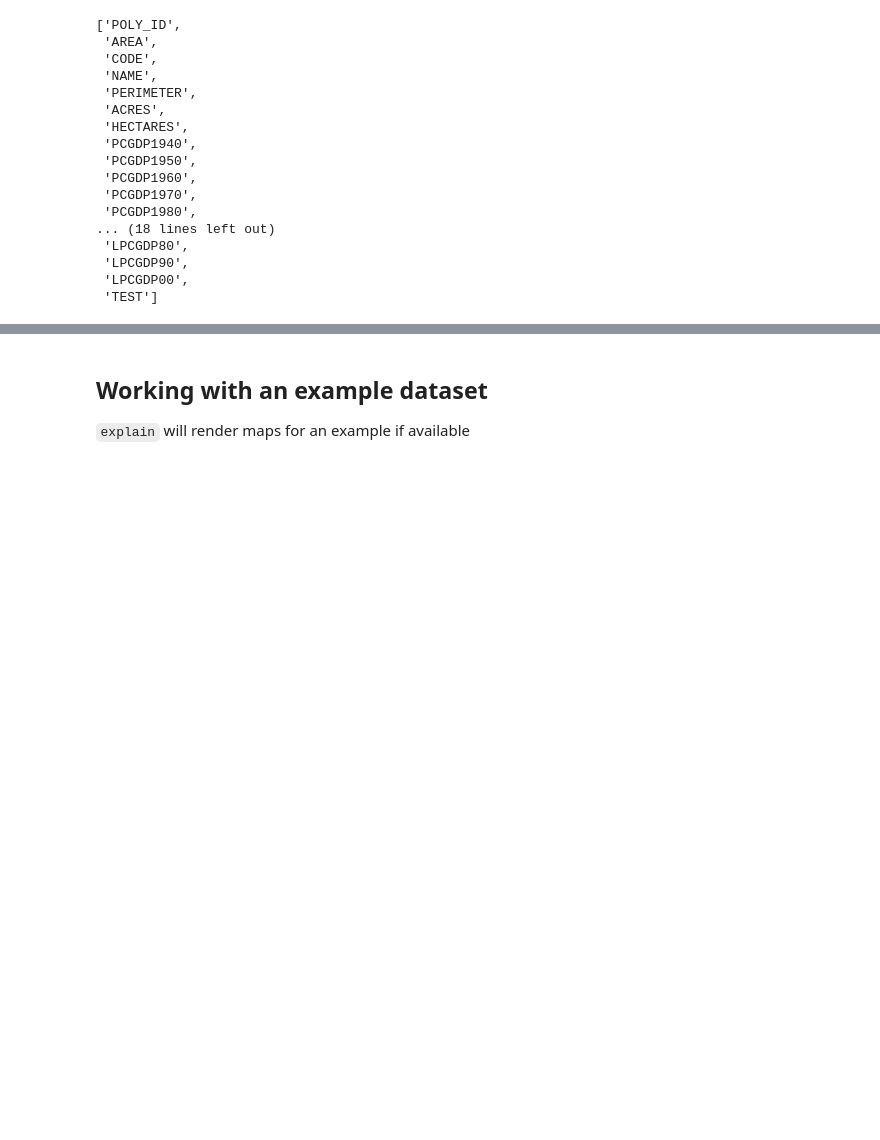
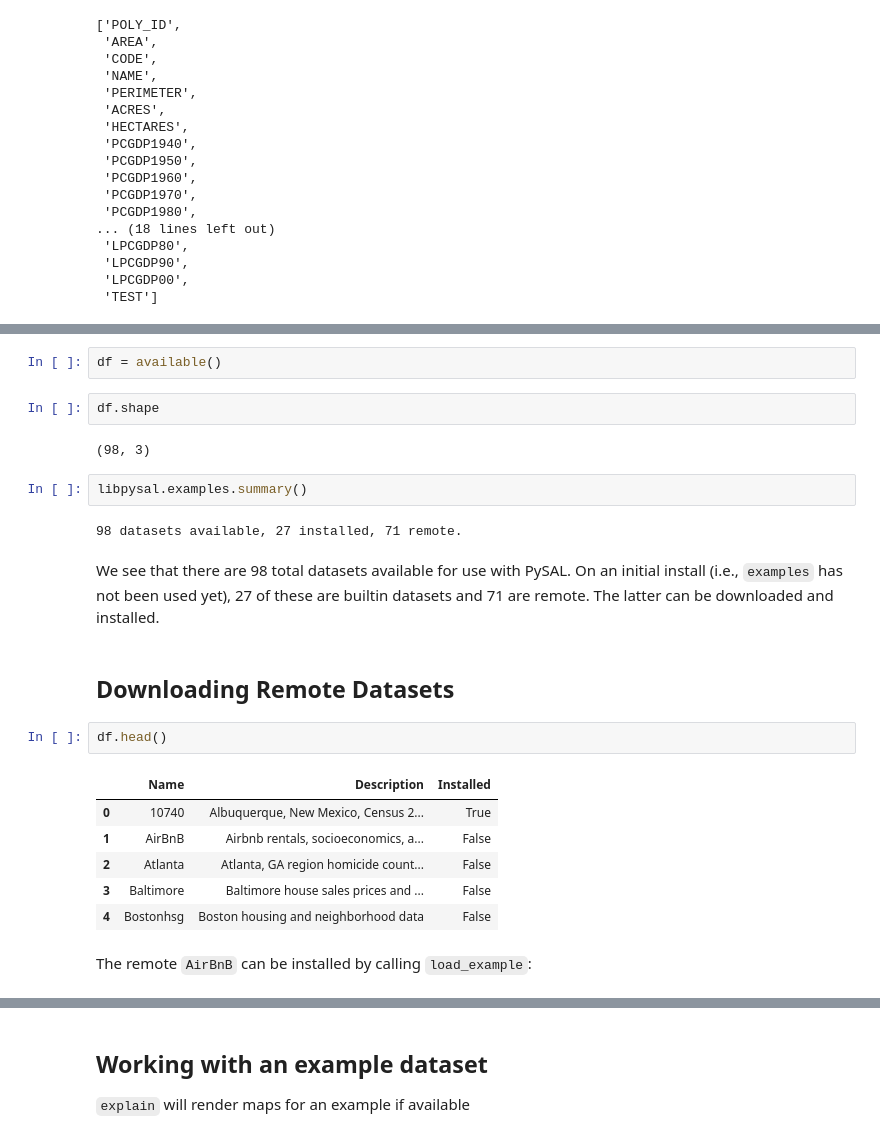
Before and after one commit to pysal/libpysal, a Jupyter notebook: notebooks/examples.ipynb, the cells around one changed output, grey strips where cells are left out. Cells and saved outputs as stored; diff of their text form; blank space fills up the shorter version.

```diff
--- a/notebooks/examples.ipynb
+++ b/notebooks/examples.ipynb
@@ -69,0 +50,25 @@ Example not downloaded: Spirals
+# %%
+df = available()
+# %%
+df.shape
+# %% [output]
+(98, 3)
+# %%
+libpysal.examples.summary()
+# %% [output]
+98 datasets available, 27 installed, 71 remote.
+# %% [markdown]
+We see that there are 98 total datasets available for use with PySAL. On an initial install (i.e., `examples` has not been used yet), 27 of these are builtin datasets and 71 are remote. The latter can be downloaded and installed.
+# %% [markdown]
+## Downloading Remote Datasets
+# %%
+df.head()
+# %% [output]
+|  | Name | Description | Installed |
+| 0 | 10740 | Albuquerque, New Mexico, Census 2... | True |
+| 1 | AirBnB | Airbnb rentals, socioeconomics, a... | False |
+| 2 | Atlanta | Atlanta, GA region homicide count... | False |
+| 3 | Baltimore | Baltimore house sales prices and ... | False |
+| 4 | Bostonhsg | Boston housing and neighborhood data | False |
+# %% [markdown]
+The remote `AirBnB` can be installed by calling `load_example`:
```
Also changed, not shown: parts of 25 cells of this notebook, 6 other files.
